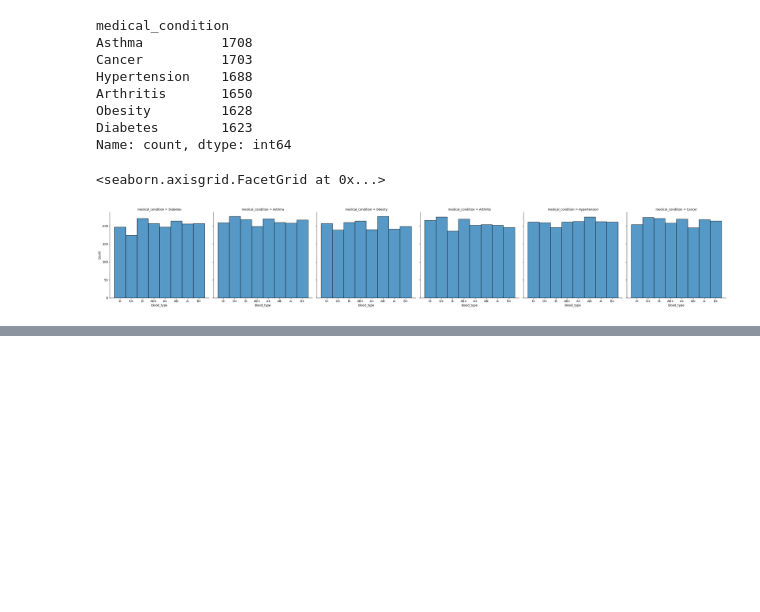
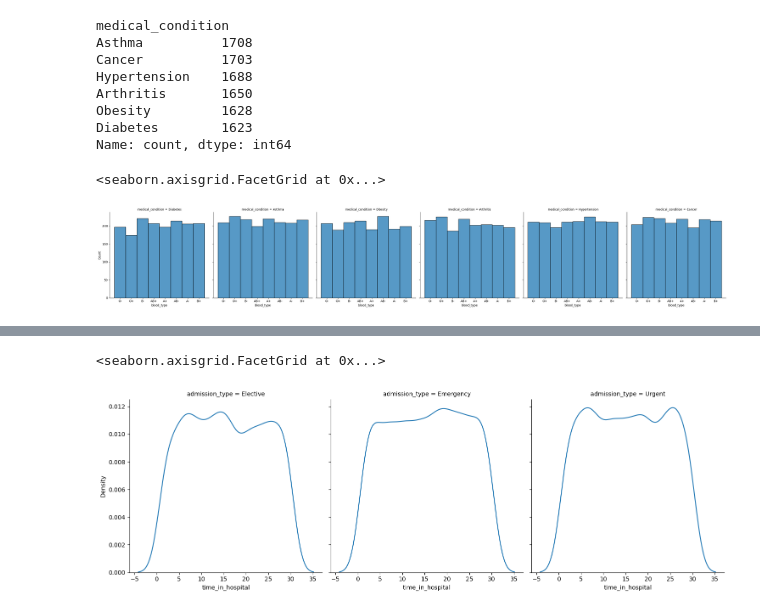
Before and after one commit to Dan-I-El/Healthcare-data-analysis, a Jupyter notebook: analysis.ipynb, the cells around one changed output, grey strips where cells are left out. Drawn from its saved outputs; the diff is of its cells as text; code cells hidden in the pictures; blank space fills up the shorter version.

Commit message:
admission type vs time spent in hospital analysis added

```diff
--- a/analysis.ipynb
+++ b/analysis.ipynb
@@ -308,0 +311,4 @@ sns.displot(data=df, x="blood_type", col="medical_condition", kind="hist")
+# %%
+df.date_of_admission = pd.to_datetime(df.date_of_admission)
+# %%
+df.discharge_date = pd.to_datetime(df.discharge_date)
@@ -308,0 +338,3 @@ sns.displot(data=df, x="blood_type", col="medical_condition", kind="hist")
+# %%
+df_with_time = df.loc[:, ["admission_type", "date_of_admission", "discharge_date"]]
+df_with_time.sample(5)
@@ -308,0 +348,3 @@ sns.displot(data=df, x="blood_type", col="medical_condition", kind="hist")
+# %%
+df_with_time["time_in_hospital"] = (df_with_time["discharge_date"] - df_with_time["date_of_admission"]).dt.days
+df_with_time.head()
@@ -308,0 +382,5 @@ sns.displot(data=df, x="blood_type", col="medical_condition", kind="hist")
+# %%
+sns.displot(data=df_with_time, x="time_in_hospital", col="admission_type", kind="kde")
+# %% [output]
+<seaborn.axisgrid.FacetGrid at 0x...>
+[figure, added]
```
Also changed, not shown: parts of 7 cells of this notebook.
